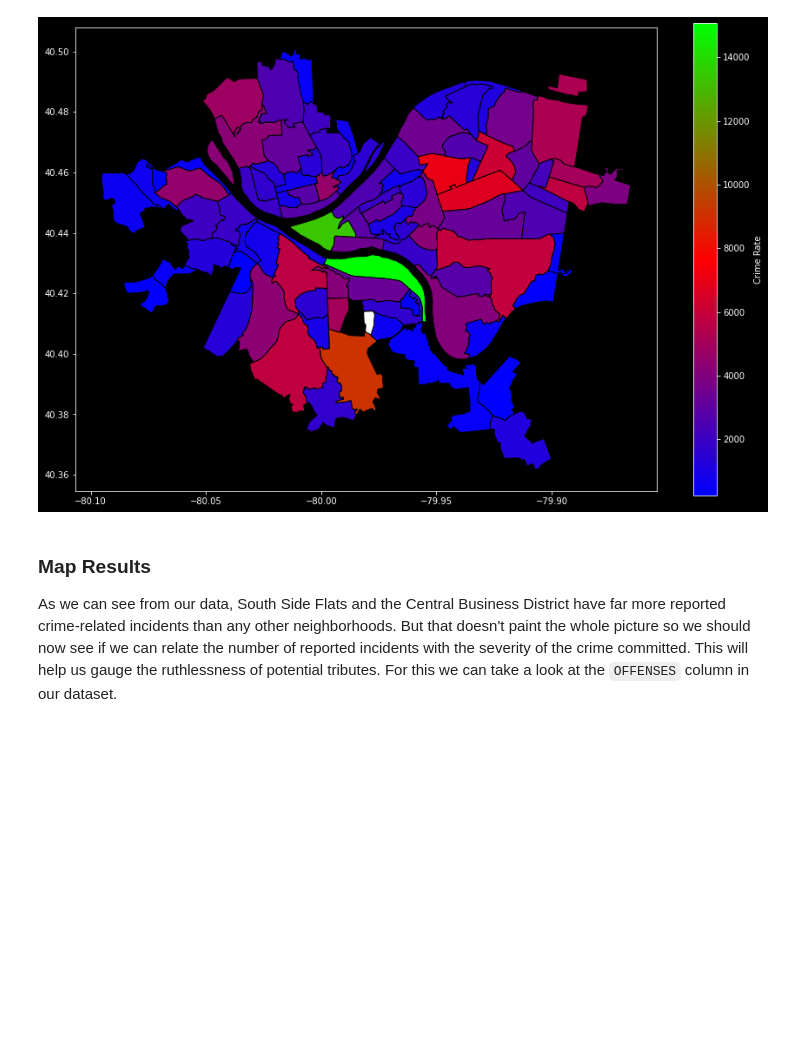
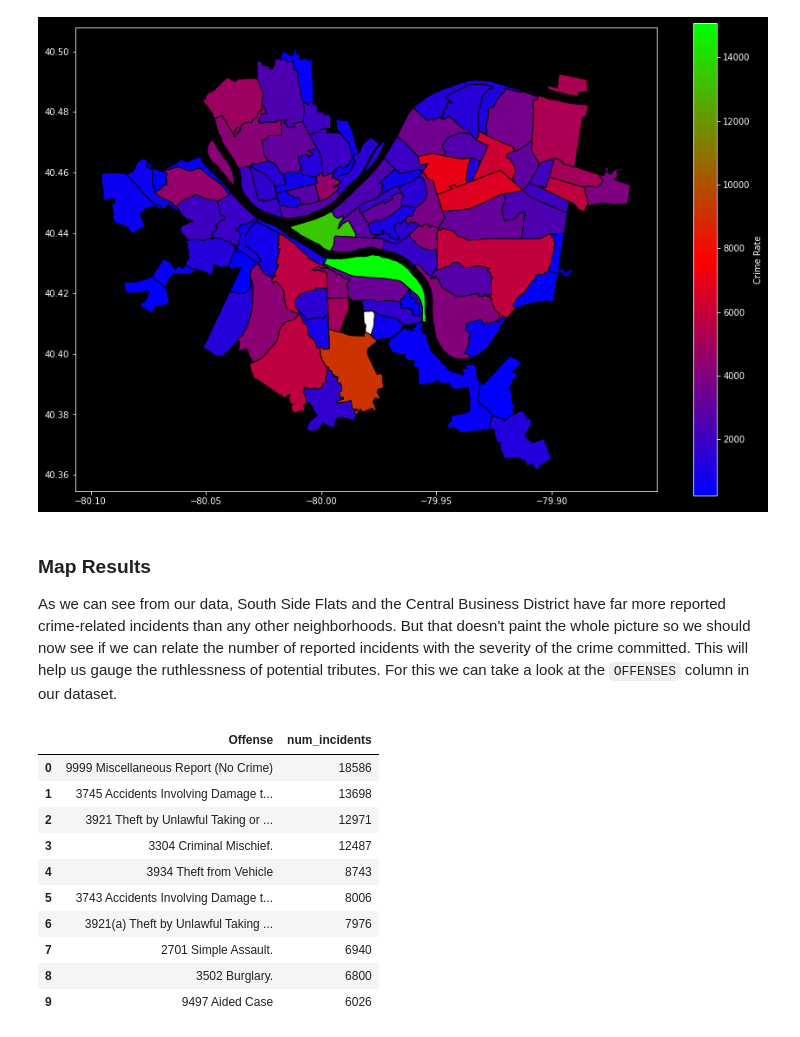
Before and after one commit to ivanbond-tech/CMPINF-Final-Project, a Jupyter notebook: main.ipynb, the cells around one changed output. Saved outputs shown, nothing was run; the diff lists cells and outputs as text; code cells hidden in the pictures; blank space fills up the shorter version.

```diff
--- a/main.ipynb
+++ b/main.ipynb
@@ -126,3 +126,19 @@ crime_map.plot(column='num_incidents',     # set the data to be used for colorin
 # %% [markdown]
 <h3>Map Results</h3>
 <p>As we can see from our data, South Side Flats and the Central Business District have far more reported crime-related incidents than any other neighborhoods. But that doesn't paint the whole picture so we should now see if we can relate the number of reported incidents with the severity of the crime committed. This will help us gauge the ruthlessness of potential tributes. For this we can take a look at the <code>OFFENSES</code> column in our dataset.
+# %%
+crimes = data.OFFENSES.value_counts()
+crime_severity = pd.DataFrame({"Offense":crimes.index, "num_incidents":crimes.values})
+crime_severity.head(10)
+# %% [output]
+|  | Offense | num_incidents |
+| 0 | 9999 Miscellaneous Report (No Crime) | 18586 |
+| 1 | 3745 Accidents Involving Damage t... | 13698 |
+| 2 | 3921 Theft by Unlawful Taking or ... | 12971 |
+| 3 | 3304 Criminal Mischief. | 12487 |
+| 4 | 3934 Theft from Vehicle | 8743 |
+| 5 | 3743 Accidents Involving Damage t... | 8006 |
+| 6 | 3921(a) Theft by Unlawful Taking ... | 7976 |
+| 7 | 2701 Simple Assault. | 6940 |
+| 8 | 3502 Burglary. | 6800 |
+| 9 | 9497 Aided Case | 6026 |
```
Also changed, not shown: parts of 8 cells of this notebook.
